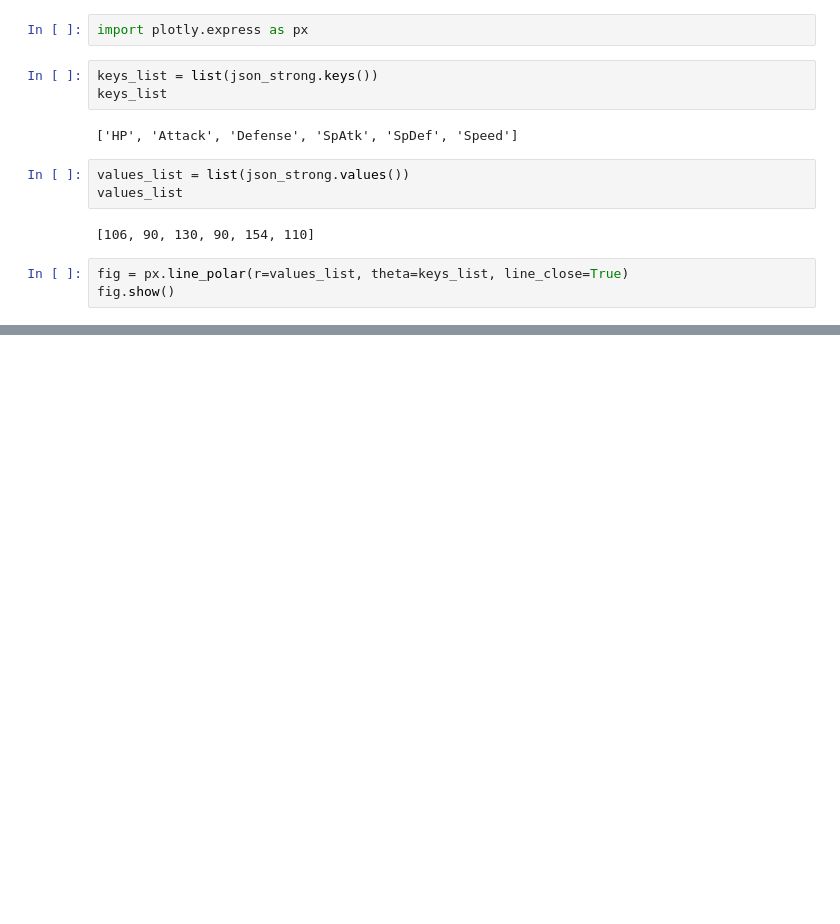
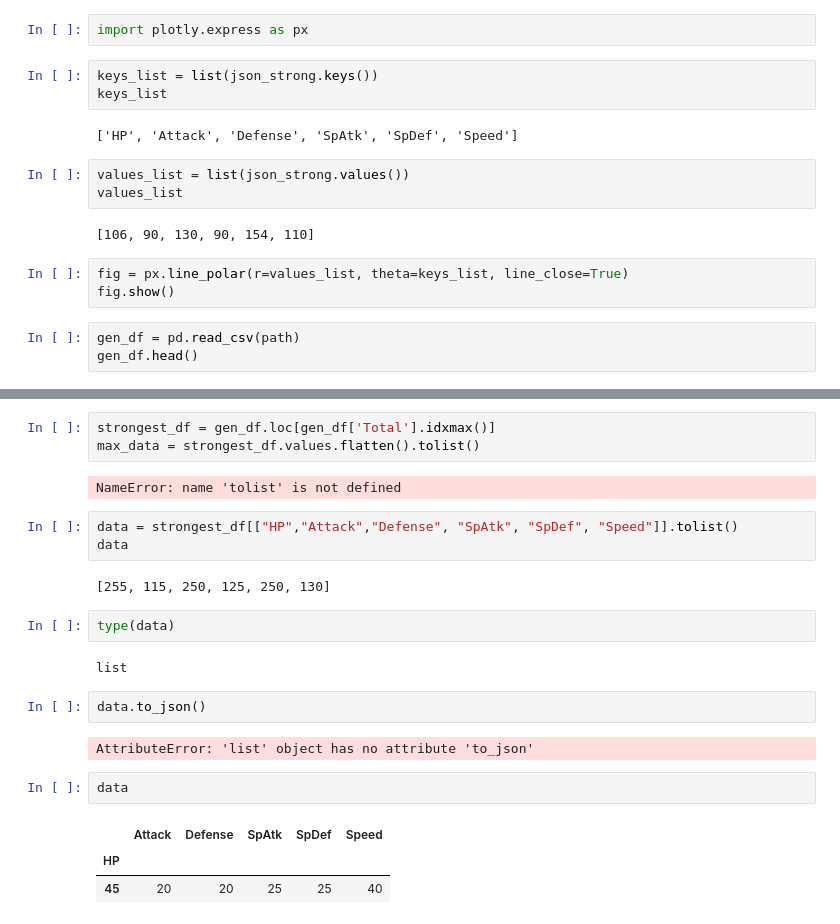
Before and after one commit to AlTesla/Reflex-Portfolio, a Jupyter notebook: notebooks/poke_eda.ipynb, the cells around one changed output, grey strips where cells are left out. Cells and saved outputs as stored; diff of their text form; blank space fills up the shorter version.

```diff
--- a/notebooks/poke_eda.ipynb
+++ b/notebooks/poke_eda.ipynb
@@ -143,3 +143,6 @@ values_list
 # %%
 fig = px.line_polar(r=values_list, theta=keys_list, line_close=True)
 fig.show()
+# %%
+gen_df = pd.read_csv(path)
+gen_df.head()
@@ -145,0 +156,24 @@ fig.show()
+# %%
+strongest_df = gen_df.loc[gen_df['Total'].idxmax()]
+max_data = strongest_df.values.flatten().tolist()
+# %% [output]
+NameError: name 'tolist' is not defined
+# %%
+data = strongest_df[["HP","Attack","Defense", "SpAtk", "SpDef", "Speed"]].tolist()
+data
+# %% [output]
+[255, 115, 250, 125, 250, 130]
+# %%
+type(data)
+# %% [output]
+list
+# %%
+data.to_json()
+# %% [output]
+AttributeError: 'list' object has no attribute 'to_json'
+# %%
+data
+# %% [output]
+|  | Attack | Defense | SpAtk | SpDef | Speed |
+| HP |  |  |  |  |  |
+| 45 | 20 | 20 | 25 | 25 | 40 |
```
Also changed, not shown: parts of 2 cells of this notebook, 1 other file.
